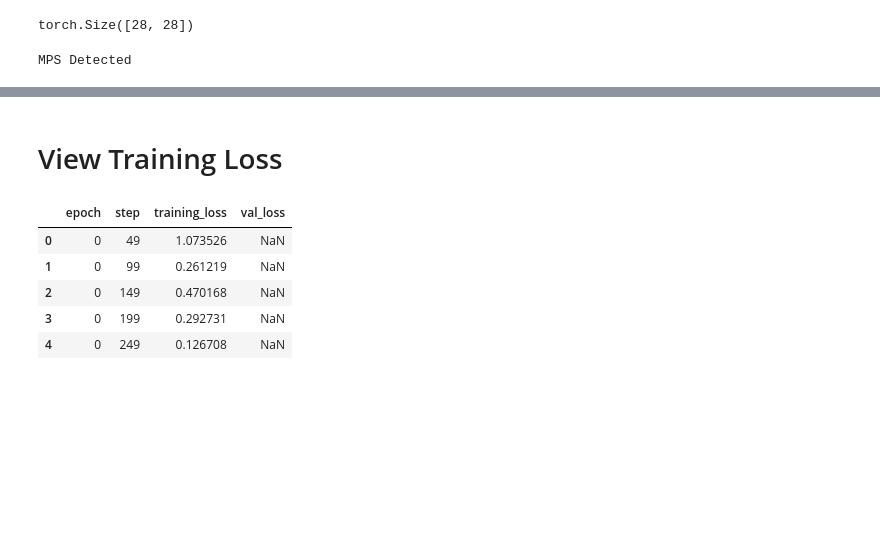
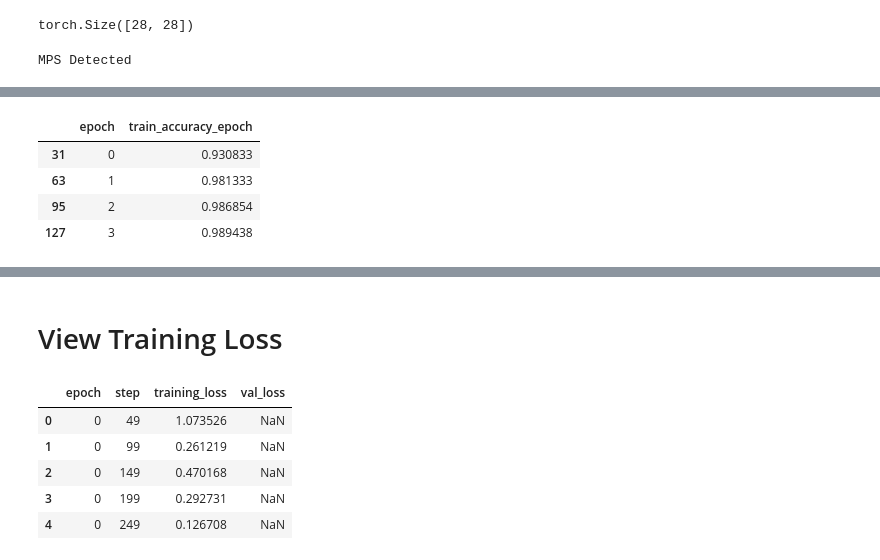
Before and after one commit to Kashiwaba23/pytorch_lightning_practice, a Jupyter notebook: MNIST_model.ipynb, the cells around one changed output, grey strips where cells are left out. Cells and saved outputs as stored; diff of their text form; code cells hidden in the pictures; blank space fills up the shorter version.

```diff
--- a/MNIST_model.ipynb
+++ b/MNIST_model.ipynb
@@ -167,0 +196,11 @@ HPU available: False, using: 0 HPUs
+# %%
+train_acc_df = log_dict_logs_df[~log_dict_logs_df['train_accuracy_epoch'].isna()][['epoch', 'train_accuracy_epoch']]
+val_acc_df = log_dict_logs_df[~log_dict_logs_df['val_accuracy'].isna()][['epoch', 'val_accuracy']]
+val_acc_df
+train_acc_df
+# %% [output]
+|  | epoch | train_accuracy_epoch |
+| 31 | 0 | 0.930833 |
+| 63 | 1 | 0.981333 |
+| 95 | 2 | 0.986854 |
+| 127 | 3 | 0.989438 |
```
Also changed, not shown: parts of 14 cells of this notebook.
